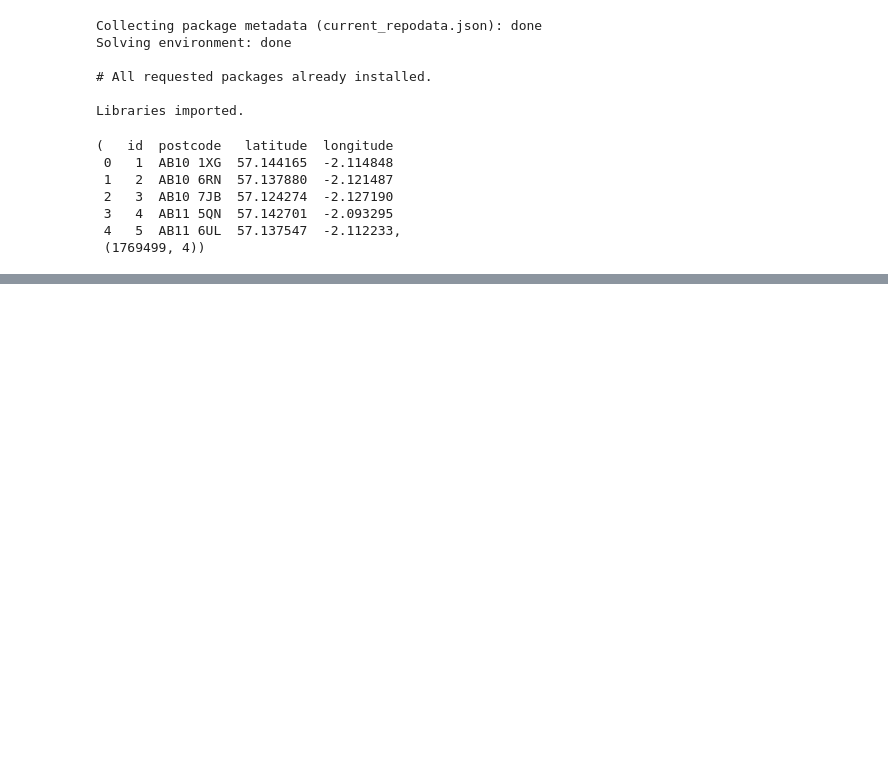
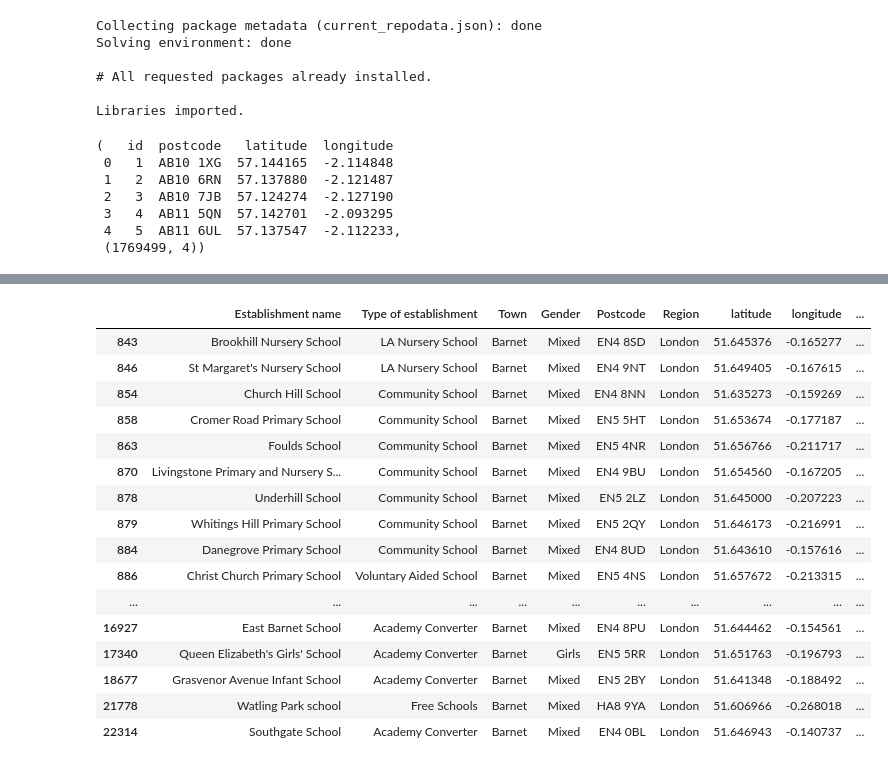
Before and after one commit to kitwang1/CapstoneProject, a Jupyter notebook: CapstoneProjectWeek4and5.ipynb, the cells around one changed output, grey strips where cells are left out. Cells and saved outputs as stored; diff of their text form; code cells hidden in the pictures; blank space fills up the shorter version.

```diff
--- a/CapstoneProjectWeek4and5.ipynb
+++ b/CapstoneProjectWeek4and5.ipynb
@@ -73,0 +336,12 @@ postcode.head(), postcode.shape
+# %%
+# one hot encoding
+london_onehot = pd.get_dummies(london_venue[['Venue Category']], prefix="", prefix_sep="")
+
+# add neighborhood column back to dataframe
+london_onehot['School'] = london_venue['School']
+
+# move neighborhood column to the first column
+fixed_columns = [london_onehot.columns[-1]] + list(london_onehot.columns[:-1])
+london_onehot = london_onehot[fixed_columns]
+
+london_onehot.head()
@@ -73,0 +451,12 @@ postcode.head(), postcode.shape
+# %%
+#Run k-means to cluster the neighborhood into 3 clusters.
+# set number of clusters
+kclusters = 2
+
+london_grouped_clustering = london_grouped.drop('School', 1)
+
+# run k-means clustering
+kmeans = KMeans(n_clusters=kclusters, random_state=0).fit(london_grouped_clustering)
+
+# check cluster labels generated for each row in the dataframe
+kmeans.labels_[0:10]
@@ -73,0 +505,10 @@ postcode.head(), postcode.shape
+# %%
+# add clustering labels
+london_venues_sorted.insert(0, 'Cluster Labels', kmeans.labels_)
+
+london_merged = london_set
+
+# merge manhattan_grouped with manhattan_data to add latitude/longitude for each neighborhood
+london_merged = london_merged.join(london_venues_sorted.set_index('School'), on='Establishment name')
+
+london_merged.head() # check the last columns!
@@ -73,0 +522,22 @@ postcode.head(), postcode.shape
+# %%
+london_merged.dropna(inplace = True)
+# %%
+london_merged
+# %% [output]
+|  | Establishment name | Type of establishment | Town | Gender | Postcode | Region | latitude | longitude | ... |
+| 843 | Brookhill Nursery School | LA Nursery School | Barnet | Mixed | EN4 8SD | London | 51.645376 | -0.165277 | ... |
+| 846 | St Margaret's Nursery School | LA Nursery School | Barnet | Mixed | EN4 9NT | London | 51.649405 | -0.167615 | ... |
+| 854 | Church Hill School | Community School | Barnet | Mixed | EN4 8NN | London | 51.635273 | -0.159269 | ... |
+| 858 | Cromer Road Primary School | Community School | Barnet | Mixed | EN5 5HT | London | 51.653674 | -0.177187 | ... |
+| 863 | Foulds School | Community School | Barnet | Mixed | EN5 4NR | London | 51.656766 | -0.211717 | ... |
+| 870 | Livingstone Primary and Nursery S... | Community School | Barnet | Mixed | EN4 9BU | London | 51.654560 | -0.167205 | ... |
+| 878 | Underhill School | Community School | Barnet | Mixed | EN5 2LZ | London | 51.645000 | -0.207223 | ... |
+| 879 | Whitings Hill Primary School | Community School | Barnet | Mixed | EN5 2QY | London | 51.646173 | -0.216991 | ... |
+| 884 | Danegrove Primary School | Community School | Barnet | Mixed | EN4 8UD | London | 51.643610 | -0.157616 | ... |
+| 886 | Christ Church Primary School | Voluntary Aided School | Barnet | Mixed | EN5 4NS | London | 51.657672 | -0.213315 | ... |
+| ... | ... | ... | ... | ... | ... | ... | ... | ... | ... |
+| 16927 | East Barnet School | Academy Converter | Barnet | Mixed | EN4 8PU | London | 51.644462 | -0.154561 | ... |
+| 17340 | Queen Elizabeth's Girls' School | Academy Converter | Barnet | Girls | EN5 5RR | London | 51.651763 | -0.196793 | ... |
+| 18677 | Grasvenor Avenue Infant School | Academy Converter | Barnet | Mixed | EN5 2BY | London | 51.641348 | -0.188492 | ... |
+| 21778 | Watling Park school | Free Schools | Barnet | Mixed | HA8 9YA | London | 51.606966 | -0.268018 | ... |
+| 22314 | Southgate School | Academy Converter | Barnet | Mixed | EN4 0BL | London | 51.646943 | -0.140737 | ... |
```
Also changed, not shown: parts of 38 cells of this notebook.
